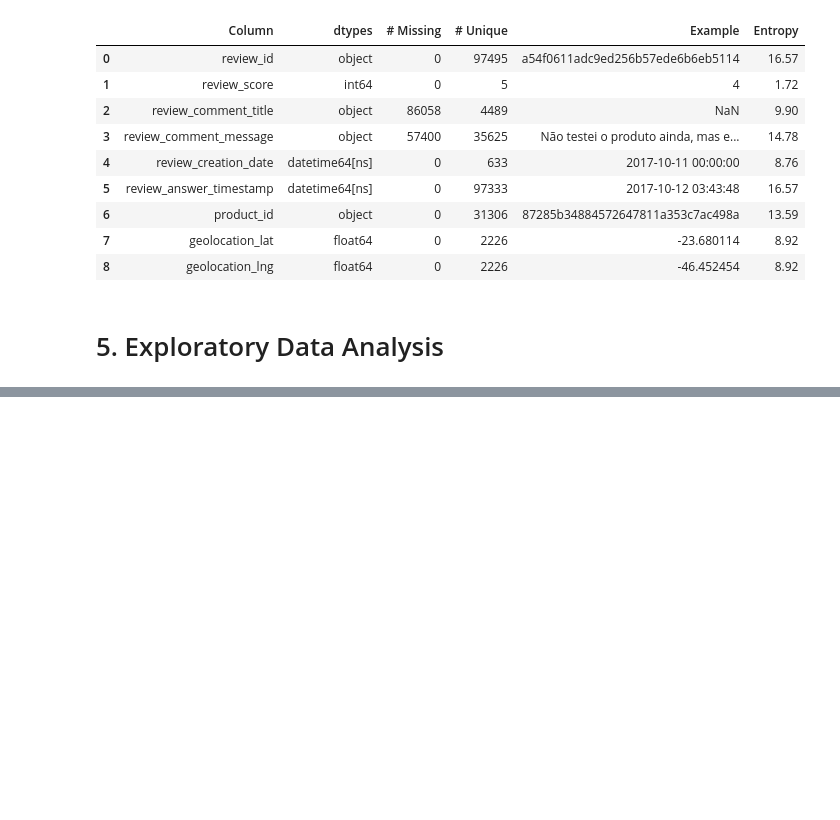
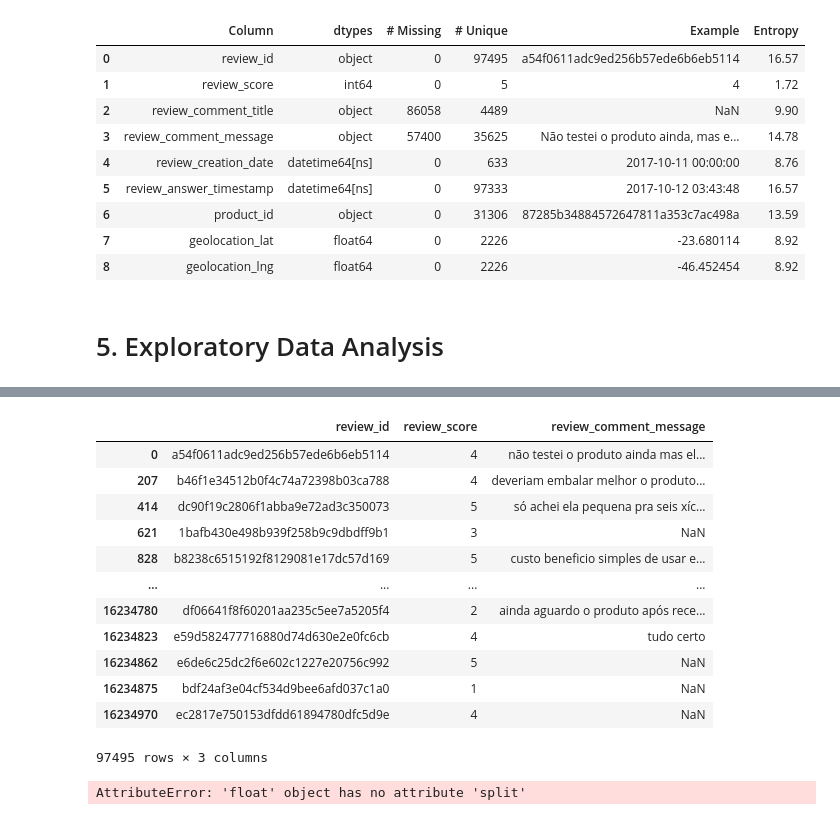
Before and after one commit to Fluffy-Fatec/Projeto-Integrador-Imagem-Classificador, a Jupyter notebook: Classificator.ipynb, the cells around one changed output, grey strips where cells are left out. Cells and saved outputs as stored; diff of their text form; code cells hidden in the pictures; blank space fills up the shorter version.

```diff
--- a/Classificator.ipynb
+++ b/Classificator.ipynb
@@ -176,30 +260,35 @@ report.show_notebook()
+# %%
+selected_columns = ['review_id', 'review_score',
+                    'review_comment_message']
+
+df_classification = full_df.loc[:, selected_columns]
 # %%
-import pandas as pd
-from sklearn.model_selection import train_test_split
-from sklearn.feature_extraction.text import TfidfVectorizer
-from sklearn.naive_bayes import MultinomialNB
-from sklearn.metrics import classification_report
+import string
+import re
 
-# 1. Carregar os dados
-# Supondo que você já tenha carregado o DataFrame do Kaggle Brazilian Ecommerce em 'df'
-# e que o DataFrame contenha as colunas 'review_comment_message' e 'review_score'
+# Criar uma cópia do DataFrame original
+df_cleaned = df_classification.copy()
 
-# 2. Preparação dos dados
-X = df['review_comment_message']  # Recursos (texto do comentário)
-y = df['review_score']  # Rótulos
-
-# 3. Divisão dos dados em conjuntos de treinamento e teste
-X_train, X_test, y_train, y_test = train_test_split(X, y, test_size=0.2, random_state=42)
-
-# 4. Extração de recursos
-vectorizer = TfidfVectorizer(max_features=10000)  # Usando TF-IDF para converter texto em vetores numéricos
-X_train_vectors = vectorizer.fit_transform(X_train)
-X_test_vectors = vectorizer.transform(X_test)
-
-# 5. Construção do modelo
-clf = MultinomialNB()  # Usando um classificador Naive Bayes Multinomial
-clf.fit(X_train_vectors, y_train)
-
-# 6. Avaliação do modelo
-y_pred = clf.predict(X_test_vectors)
-print(classification_report(y_test, y_pred))
+# Convertendo todas as strings da coluna 'review_comment_message' para minúsculas e removendo a pontuação
+df_cleaned['review_comment_message'] = df_cleaned['review_comment_message'].str.lower().str.replace('[{}]'.format(re.escape(string.punctuation)), '', regex=True)
+# %%
+df_cleaned
+# %% [output]
+|  | review_id | review_score | review_comment_message |
+| 0 | a54f0611adc9ed256b57ede6b6eb5114 | 4 | não testei o produto ainda mas el... |
+| 207 | b46f1e34512b0f4c74a72398b03ca788 | 4 | deveriam embalar melhor o produto... |
+| 414 | dc90f19c2806f1abba9e72ad3c350073 | 5 | só achei ela pequena pra seis xíc... |
+| 621 | 1bafb430e498b939f258b9c9dbdff9b1 | 3 | NaN |
+| 828 | b8238c6515192f8129081e17dc57d169 | 5 | custo beneficio simples de usar e... |
+| ... | ... | ... | ... |
+| 16234780 | df06641f8f60201aa235c5ee7a5205f4 | 2 | ainda aguardo o produto após rece... |
+| 16234823 | e59d582477716880d74d630e2e0fc6cb | 4 | tudo certo |
+| 16234862 | e6de6c25dc2f6e602c1227e20756c992 | 5 | NaN |
+| 16234875 | bdf24af3e04cf534d9bee6afd037c1a0 | 1 | NaN |
+| 16234970 | ec2817e750153dfdd61894780dfc5d9e | 4 | NaN |
+97495 rows × 3 columns
+# %%
+df_tokenized = df_cleaned.copy()
+df_tokenized['review_comment_message'] = df_tokenized['review_comment_message'].split()
+# %% [output]
+AttributeError: 'float' object has no attribute 'split'
```
Also changed, not shown: parts of 8 cells of this notebook.
